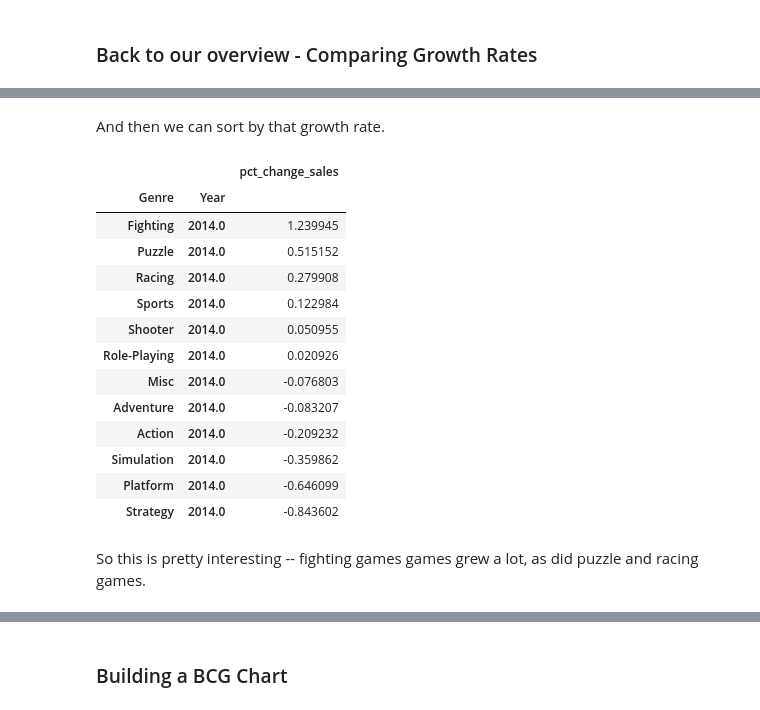
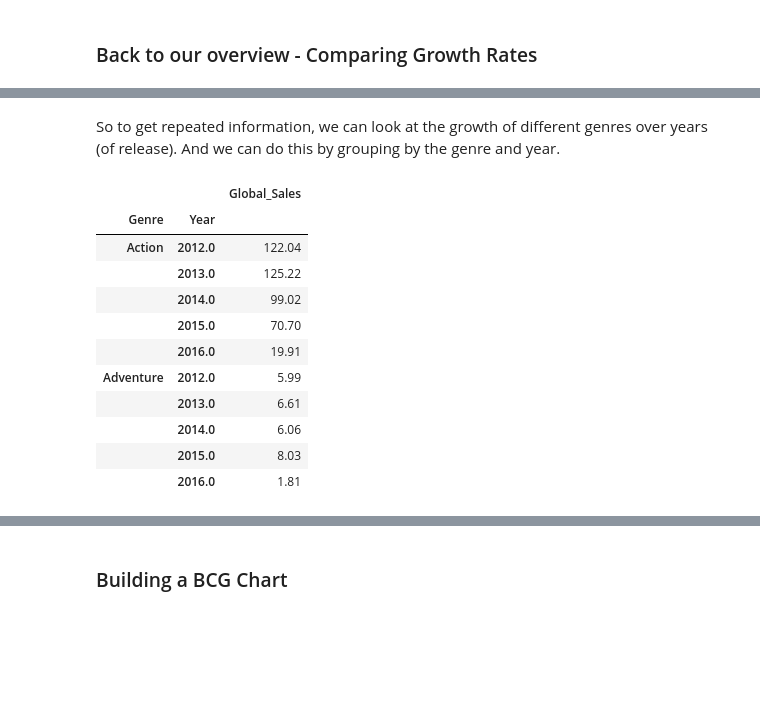
Before and after one commit to analytics-engineering-jigsaw/data-visualization, a Jupyter notebook: 2-storytelling/1-what-to-focus-on/8-growth-rates-and-bcg.ipynb, the cells around one changed output, grey strips where cells are left out. Cells and saved outputs as stored; diff of their text form; code cells hidden in the pictures; blank space fills up the shorter version.

Commit message:
update bcg growth rates

```diff
--- a/2-storytelling/1-what-to-focus-on/8-growth-rates-and-bcg.ipynb
+++ b/2-storytelling/1-what-to-focus-on/8-growth-rates-and-bcg.ipynb
@@ -136,22 +53,19 @@ filtered_data[:3]
-# %% [markdown]
-And then we can sort by that growth rate.
-# %%
-pct_change_df = filtered_data.sort_values('sum', ascending = False).rename(columns = {'sum': 'pct_change_sales'})
-pct_change_df
-# %% [output]
-|  |  | pct_change_sales |
-| Genre | Year |  |
-| Fighting | 2014.0 | 1.239945 |
-| Puzzle | 2014.0 | 0.515152 |
-| Racing | 2014.0 | 0.279908 |
-| Sports | 2014.0 | 0.122984 |
-| Shooter | 2014.0 | 0.050955 |
-| Role-Playing | 2014.0 | 0.020926 |
-| Misc | 2014.0 | -0.076803 |
-| Adventure | 2014.0 | -0.083207 |
-| Action | 2014.0 | -0.209232 |
-| Simulation | 2014.0 | -0.359862 |
-| Platform | 2014.0 | -0.646099 |
-| Strategy | 2014.0 | -0.843602 |
-# %% [markdown]
-So this is pretty interesting -- fighting games games grew a lot, as did puzzle and racing games.
+# %% [markdown]
+So to get repeated information, we can look at the growth of different genres over years (of release). And we can do this by grouping by the genre and year.
+# %%
+target = 'Global_Sales'
+grouped_sales = selected_df.groupby(['Genre', 'Year']).sum(numeric_only = True)[[target]]
+grouped_sales[:10]
+# %% [output]
+|  |  | Global_Sales |
+| Genre | Year |  |
+| Action | 2012.0 | 122.04 |
+|  | 2013.0 | 125.22 |
+|  | 2014.0 | 99.02 |
+|  | 2015.0 | 70.70 |
+|  | 2016.0 | 19.91 |
+| Adventure | 2012.0 | 5.99 |
+|  | 2013.0 | 6.61 |
+|  | 2014.0 | 6.06 |
+|  | 2015.0 | 8.03 |
+|  | 2016.0 | 1.81 |
```
Also changed, not shown: parts of 38 cells of this notebook.
